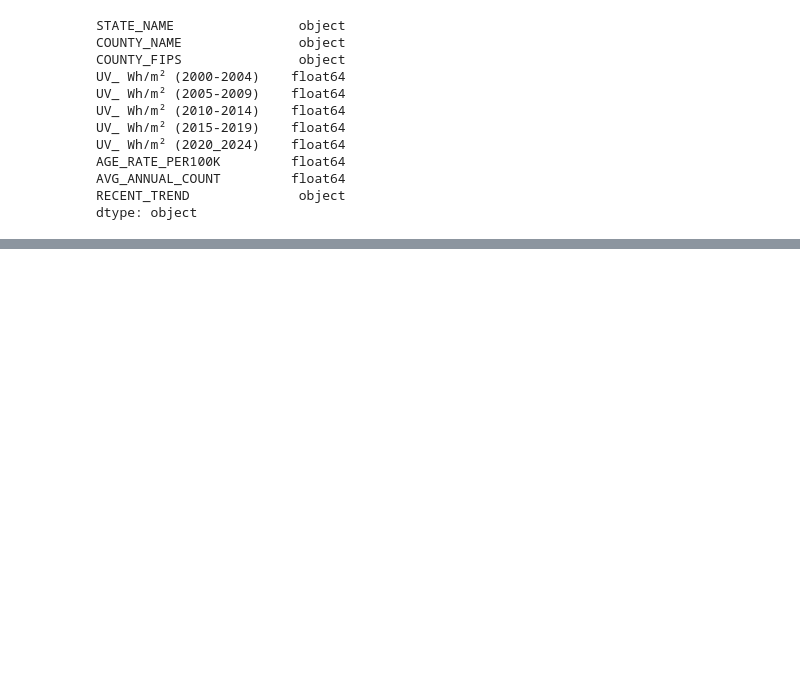
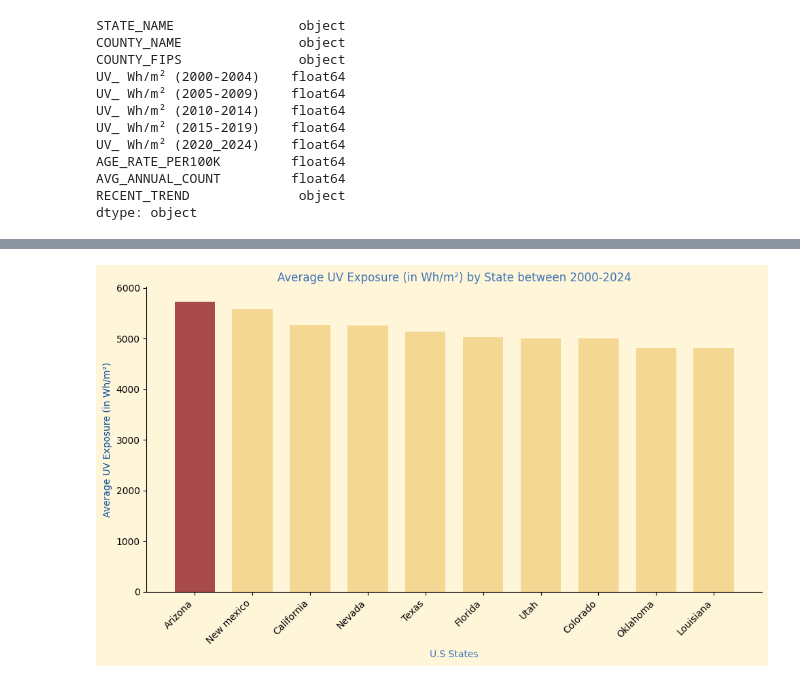
Before and after one commit to brevans25/uv-exposure-melanoma-analysis, a Jupyter notebook: notebooks/uv-exposure-melanoma-analysis.ipynb, the cells around one changed output, grey strips where cells are left out. Cells and saved outputs as stored; diff of their text form; code cells hidden in the pictures; blank space fills up the shorter version.

Commit message:
The plots added

```diff
--- a/notebooks/uv-exposure-melanoma-analysis.ipynb
+++ b/notebooks/uv-exposure-melanoma-analysis.ipynb
@@ -148,5 +192,6 @@ merged_df['AVG_ANNUAL_COUNT'].unique()
 # %%
 # Standardized non available data for 'unkown'
-merged_df['RECENT_TREND'] = (merged_df['RECENT_TREND'].replace(['data not available', '*'], 'unkown'))
-merged_df['RECENT_TREND'].value_counts().sort_values()
+merged_df['RECENT_TREND'] = (merged_df['RECENT_TREND'].replace(['data not available', '*'], 'Unkown')).fillna('Unkown')
+
+merged_df['RECENT_TREND'].value_counts().sum()
 # %% [output]
@@ -197,3 +242,6 @@ AGE_RATE_PER100K         float64
 AVG_ANNUAL_COUNT         float64
 RECENT_TREND              object
 dtype: object
+# %%
+merged_df = merged_df.drop_duplicates()
+merged_df.sort_values('AVG_ANNUAL_COUNT')
@@ -199,0 +279,12 @@ dtype: object
+# %%
+# This aggregation groups by state name and gets the average UV exposure over a 25 year span.
+avg_uv_states_25yr = merged_df.groupby('STATE_NAME')[
+    ['UV_ Wh/m² (2000-2004)',
+     'UV_ Wh/m² (2005-2009)',
+     'UV_ Wh/m² (2010-2014)',
+     'UV_ Wh/m² (2015-2019)',
+     'UV_ Wh/m² (2020_2024)'
+    ]
+].mean().mean(axis=1).sort_values(ascending=False).head(10)
+
+avg_uv_states_25yr
@@ -199,0 +309,27 @@ dtype: object
+# %%
+
+
+plt.figure(figsize=(10, 6), facecolor="#FFF6DA")
+colors = ["#F4D793"]*len(avg_uv_states_25yr)
+
+max_index = avg_uv_states_25yr.idxmax()
+highlight_position = avg_uv_states_25yr.index.get_loc(max_index)
+colors[highlight_position] = "#A94A4A"
+
+plt.bar(avg_uv_states_25yr.index, avg_uv_states_25yr.values, color = colors, width=0.7)
+
+
+ax = plt.gca()
+ax.spines["top"].set_visible(False)
+ax.spines["right"].set_visible(False)
+ax.set_facecolor("#FFF6DA") # Change background color behind axes
+
+plt.xlabel("U.S States", color='#0E4E9C')
+plt.ylabel("Average UV Exposure (in Wh/m²)", color="#0E4E9C")
+plt.title("Average UV Exposure (in Wh/m²) by State between 2000-2024", color='#0E4E9C')
+plt.xticks(rotation=45, ha="right")
+
+plt.tight_layout()
+plt.show()
+# %% [output]
+[figure, added]
```
Also changed, not shown: parts of 18 cells of this notebook.
